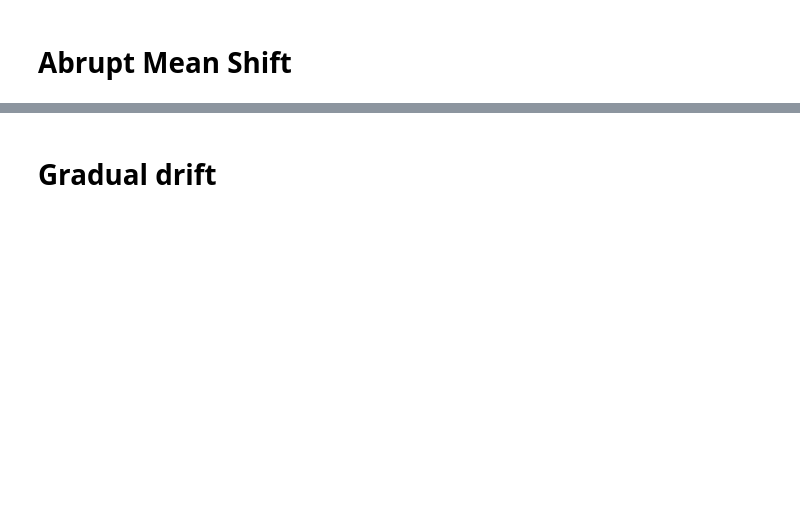
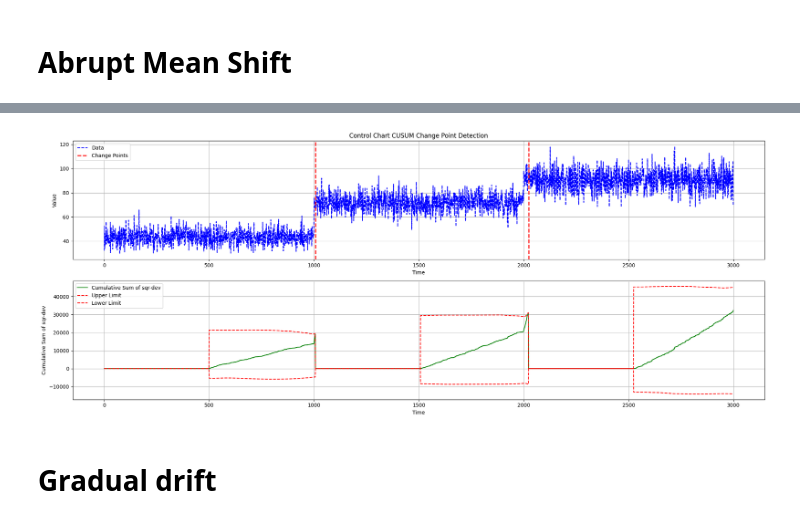
Before and after one commit to giobbu/CUSUM, a Jupyter notebook: notebooks/notebook_cusum_detectors.ipynb, the cells around one changed output, grey strips where cells are left out. Cells and saved outputs as stored; diff of their text form; code cells hidden in the pictures; blank space fills up the shorter version.

```diff
--- a/notebooks/notebook_cusum_detectors.ipynb
+++ b/notebooks/notebook_cusum_detectors.ipynb
@@ -55,10 +126,16 @@ for data in generator.data:
 # %%
 # Detect change points using Control Chart CUSUM Detector
 chart_cusum_detector = ChartCUSUM_Detector(warmup_period=500, level=3, deviation_type='sqr-dev')
-upper_limits, lower_limits, cusums, change_points = chart_cusum_detector.offline_detection(generator.data)
+results = chart_cusum_detector.offline_detection(generator.data)
 
 # Plot the detected change points using Control Chart CUSUM Detector
-chart_cusum_detector.plot_change_points(generator.data, change_points, cusums, upper_limits, lower_limits)
+chart_cusum_detector.plot_change_points(generator.data,
+                                        results["change_points"],
+                                        results["cusums"],
+                                        results["upper_limits"],
+                                        results["lower_limits"])
+# %% [output]
+[figure, added]
 # %% [markdown]
 # Gradual drift
 # %%
```
Also changed, not shown: parts of 13 cells of this notebook, 3 other files.
